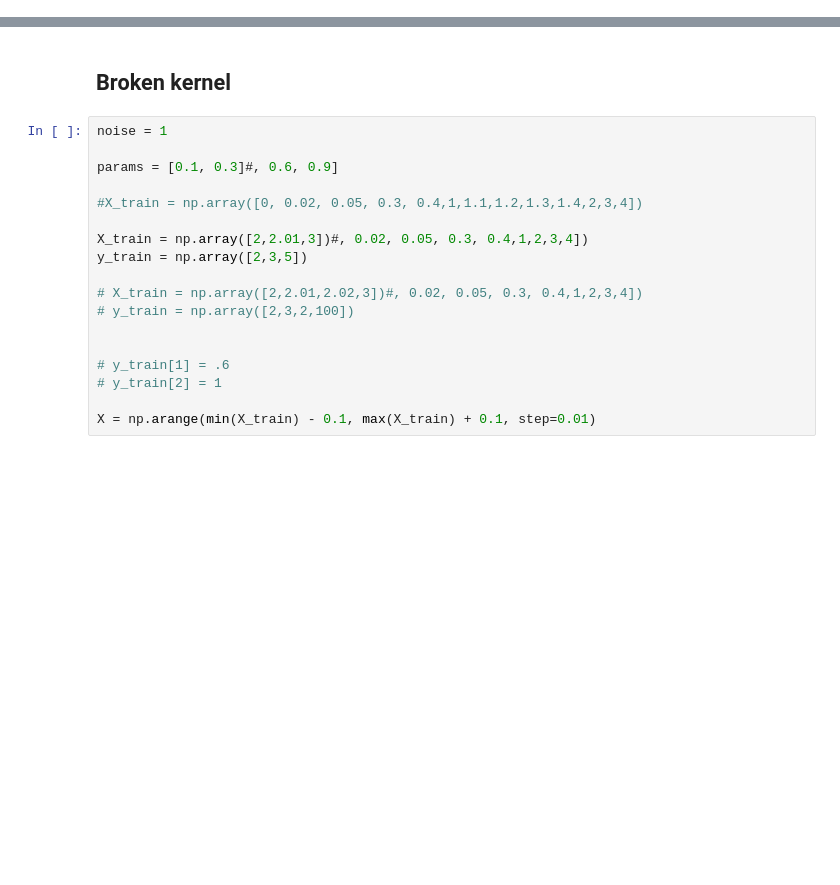
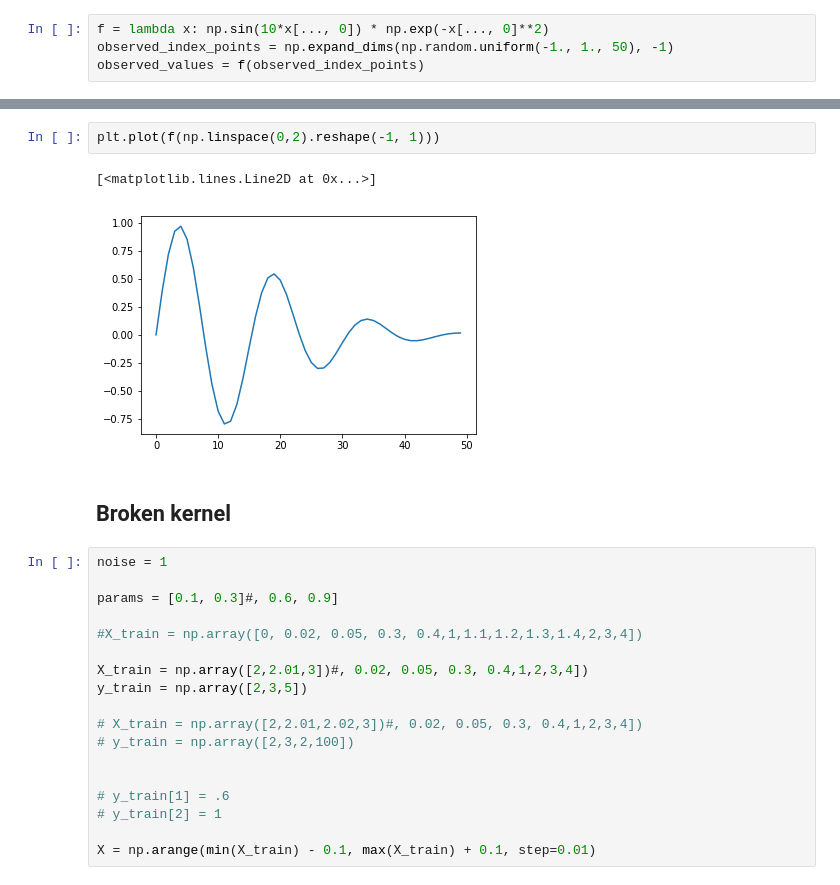
Before and after one commit to darthdeus/bopt, a Jupyter notebook: notebooks/Kernel opt bug.ipynb, the cells around one changed output, grey strips where cells are left out. Cells and saved outputs as stored; diff of their text form; blank space fills up the shorter version.

```diff
--- a/notebooks/Kernel opt bug.ipynb
+++ b/notebooks/Kernel opt bug.ipynb
@@ -26,0 +60,4 @@ import GPy
+# %%
+f = lambda x: np.sin(10*x[..., 0]) * np.exp(-x[..., 0]**2)
+observed_index_points = np.expand_dims(np.random.uniform(-1., 1., 50), -1)
+observed_values = f(observed_index_points)
@@ -27,3 +131,8 @@ import GPy
+# %%
+plt.plot(f(np.linspace(0,2).reshape(-1, 1)))
+# %% [output]
+[<matplotlib.lines.Line2D at 0x...>]
+[figure, added]
 # %% [markdown]
 ## Broken kernel
 # %%
```
Also changed, not shown: parts of 11 cells of this notebook, 1 other file.
